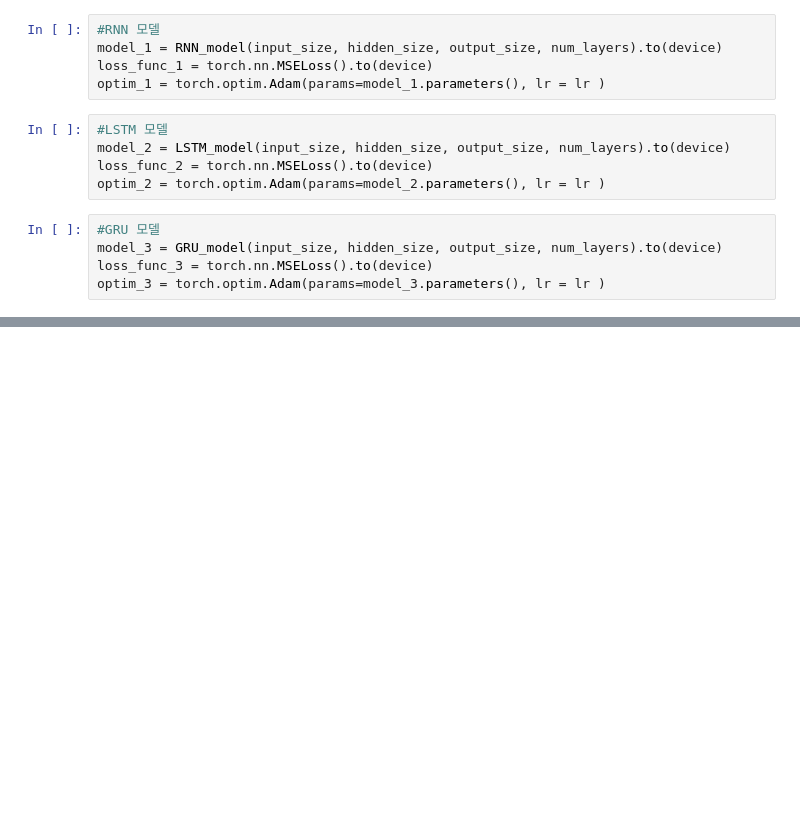
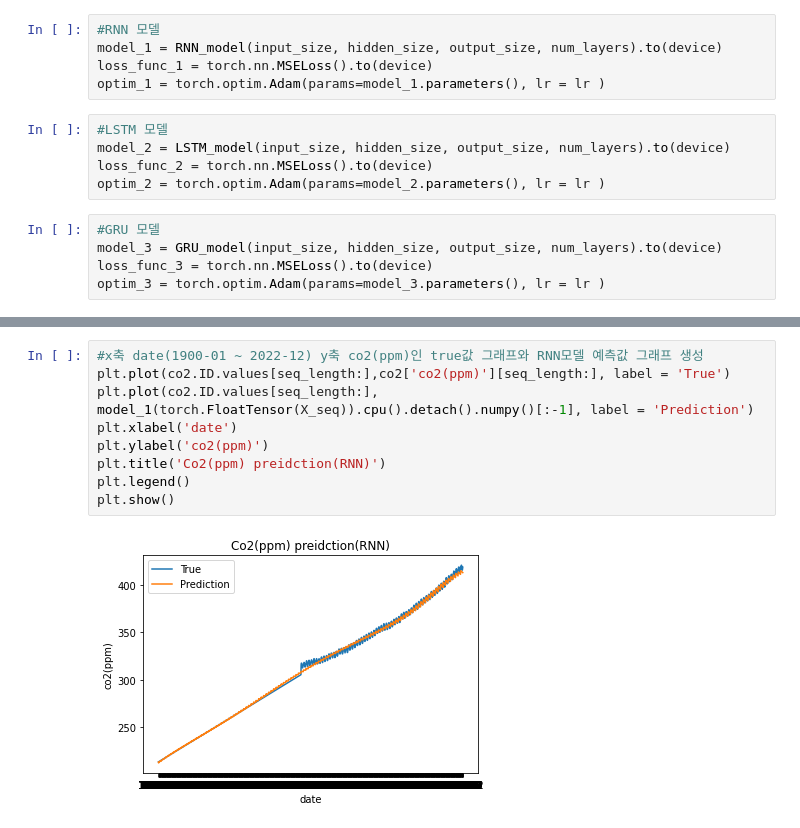
Before and after one commit to Team12-AIProject-Spring2023SKKU/Team12-AIProject-Spring2023SKKU, a Jupyter notebook: prediction_co2.ipynb, the cells around one changed output, grey strips where cells are left out. Cells and saved outputs as stored; diff of their text form; blank space fills up the shorter version.

Commit message:
co2 prediction model

```diff
--- a/prediction_co2.ipynb
+++ b/prediction_co2.ipynb
@@ -421,0 +296,11 @@ plt.show()
+# %%
+#x축 date(1900-01 ~ 2022-12) y축 co2(ppm)인 true값 그래프와 RNN모델 예측값 그래프 생성
+plt.plot(co2.ID.values[seq_length:],co2['co2(ppm)'][seq_length:], label = 'True')
+plt.plot(co2.ID.values[seq_length:], model_1(torch.FloatTensor(X_seq)).cpu().detach().numpy()[:-1], label = 'Prediction')
+plt.xlabel('date')
+plt.ylabel('co2(ppm)')
+plt.title('Co2(ppm) preidction(RNN)')
+plt.legend()
+plt.show()
+# %% [output]
+[figure, added]
```
Also changed, not shown: parts of 61 cells of this notebook.
